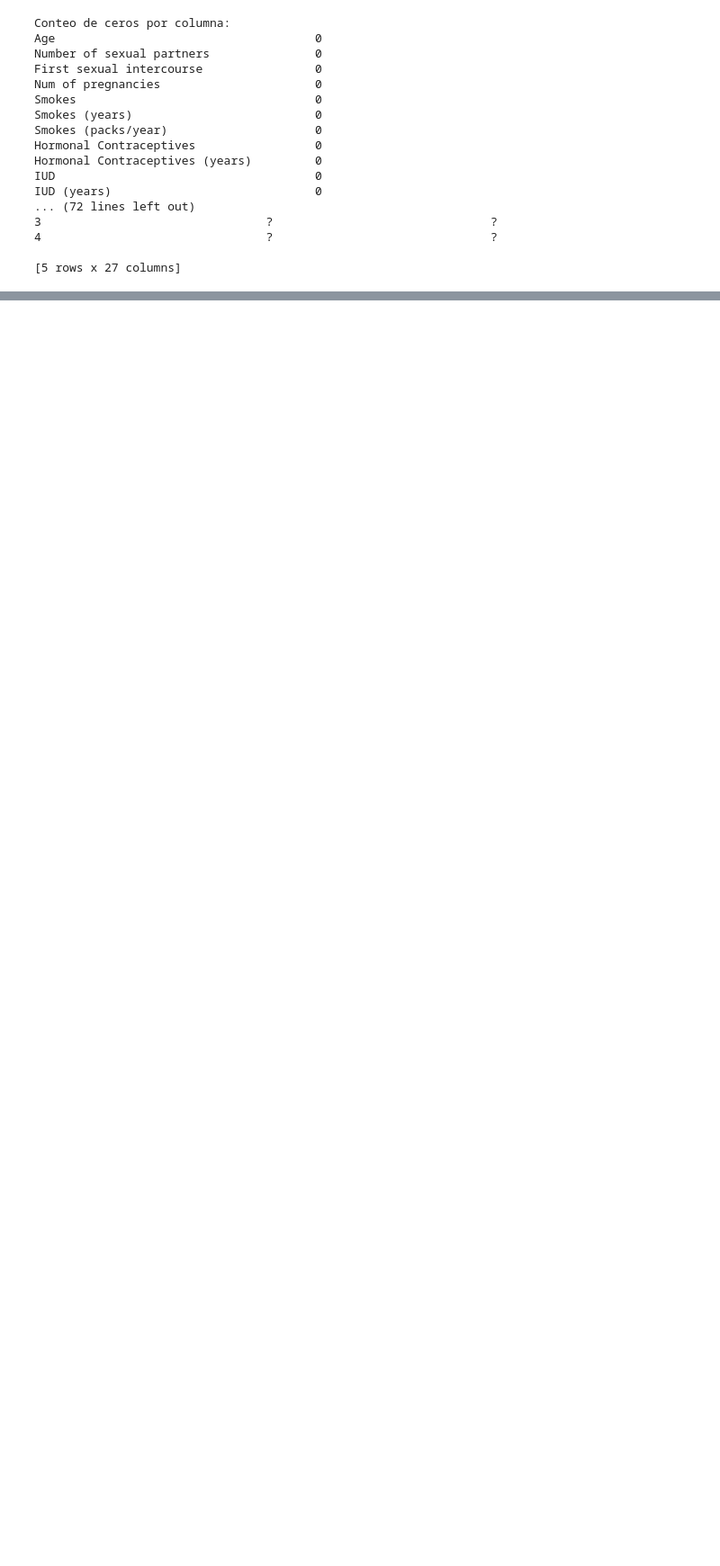
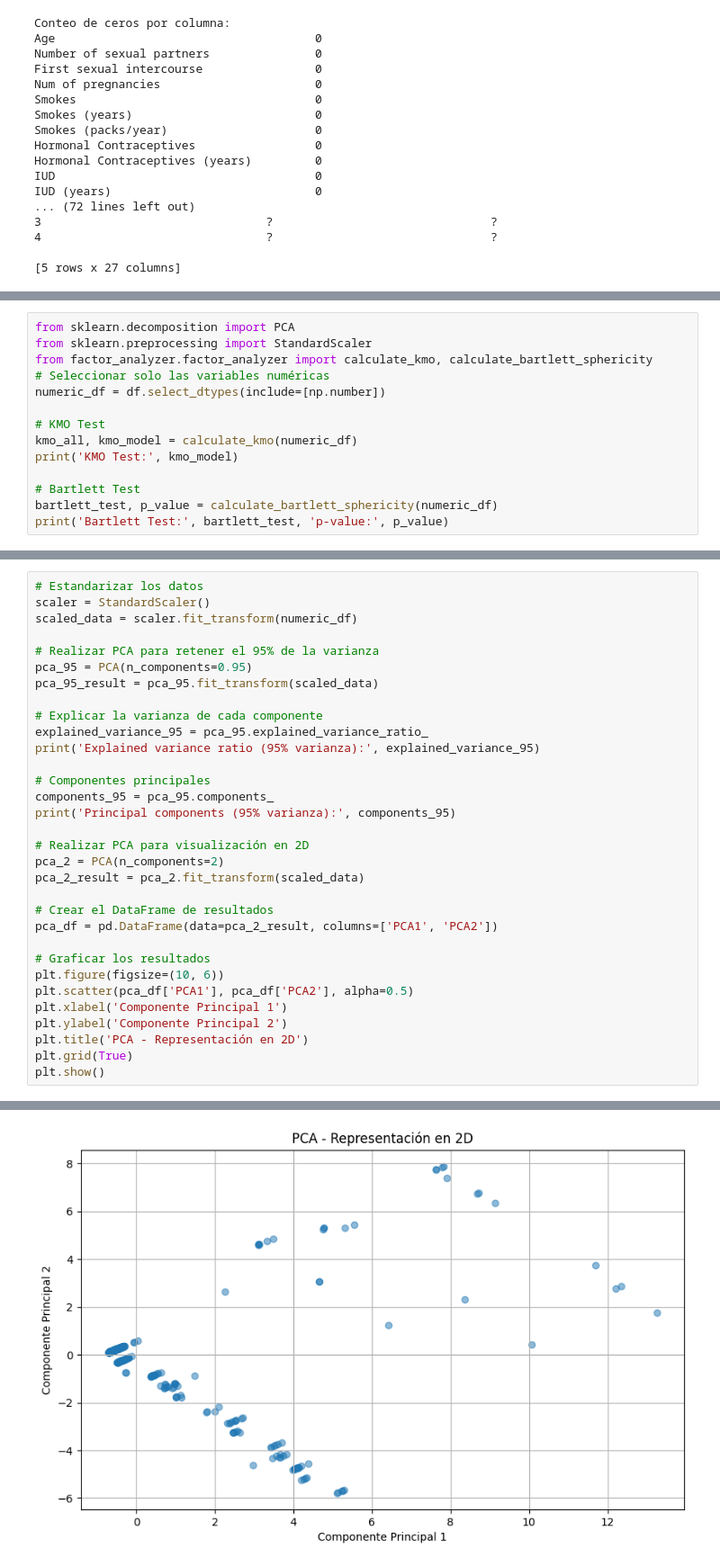
Before and after one commit to Gustixa/data_science, a Jupyter notebook: lab1, advance.ipynb, the cells around one changed output, grey strips where cells are left out. Shown at 90% size. Cells and saved outputs as stored; diff of their text form; blank space fills up the shorter version.

```diff
--- a/lab1, advance.ipynb
+++ b/lab1, advance.ipynb
@@ -355,0 +353,14 @@ IUD (years)                             0
+# %%
+from sklearn.decomposition import PCA
+from sklearn.preprocessing import StandardScaler
+from factor_analyzer.factor_analyzer import calculate_kmo, calculate_bartlett_sphericity
+# Seleccionar solo las variables numéricas
+numeric_df = df.select_dtypes(include=[np.number])
+
+# KMO Test
+kmo_all, kmo_model = calculate_kmo(numeric_df)
+print('KMO Test:', kmo_model)
+
+# Bartlett Test
+bartlett_test, p_value = calculate_bartlett_sphericity(numeric_df)
+print('Bartlett Test:', bartlett_test, 'p-value:', p_value)
@@ -355,0 +370,33 @@ IUD (years)                             0
+# %%
+# Estandarizar los datos
+scaler = StandardScaler()
+scaled_data = scaler.fit_transform(numeric_df)
+
+# Realizar PCA para retener el 95% de la varianza
+pca_95 = PCA(n_components=0.95)
+pca_95_result = pca_95.fit_transform(scaled_data)
+
+# Explicar la varianza de cada componente
+explained_variance_95 = pca_95.explained_variance_ratio_
+print('Explained variance ratio (95% varianza):', explained_variance_95)
+
+# Componentes principales
+components_95 = pca_95.components_
+print('Principal components (95% varianza):', components_95)
+
+# Realizar PCA para visualización en 2D
+pca_2 = PCA(n_components=2)
+pca_2_result = pca_2.fit_transform(scaled_data)
+
+# Crear el DataFrame de resultados
+pca_df = pd.DataFrame(data=pca_2_result, columns=['PCA1', 'PCA2'])
+
+# Graficar los resultados
+plt.figure(figsize=(10, 6))
+plt.scatter(pca_df['PCA1'], pca_df['PCA2'], alpha=0.5)
+plt.xlabel('Componente Principal 1')
+plt.ylabel('Componente Principal 2')
+plt.title('PCA - Representación en 2D')
+plt.grid(True)
+plt.show()
+# %% [output]
@@ -355,0 +420 @@ IUD (years)                             0
+[figure, added]
```
Also changed, not shown: parts of 11 cells of this notebook.
